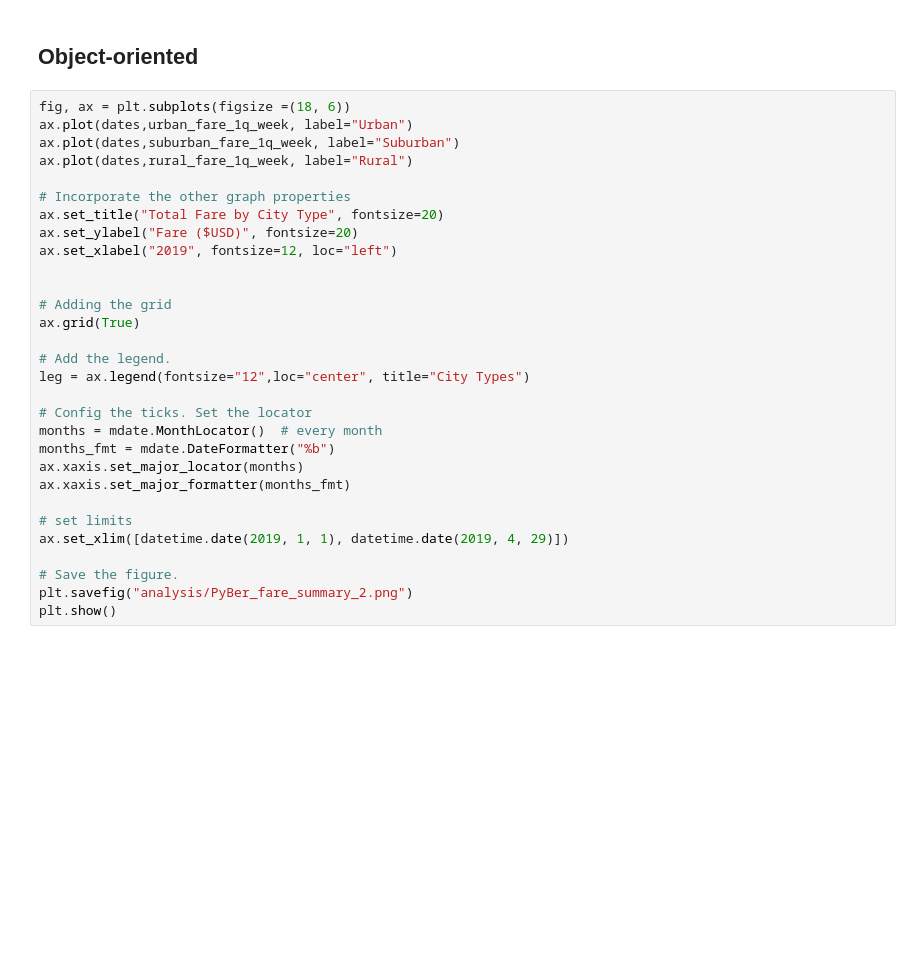
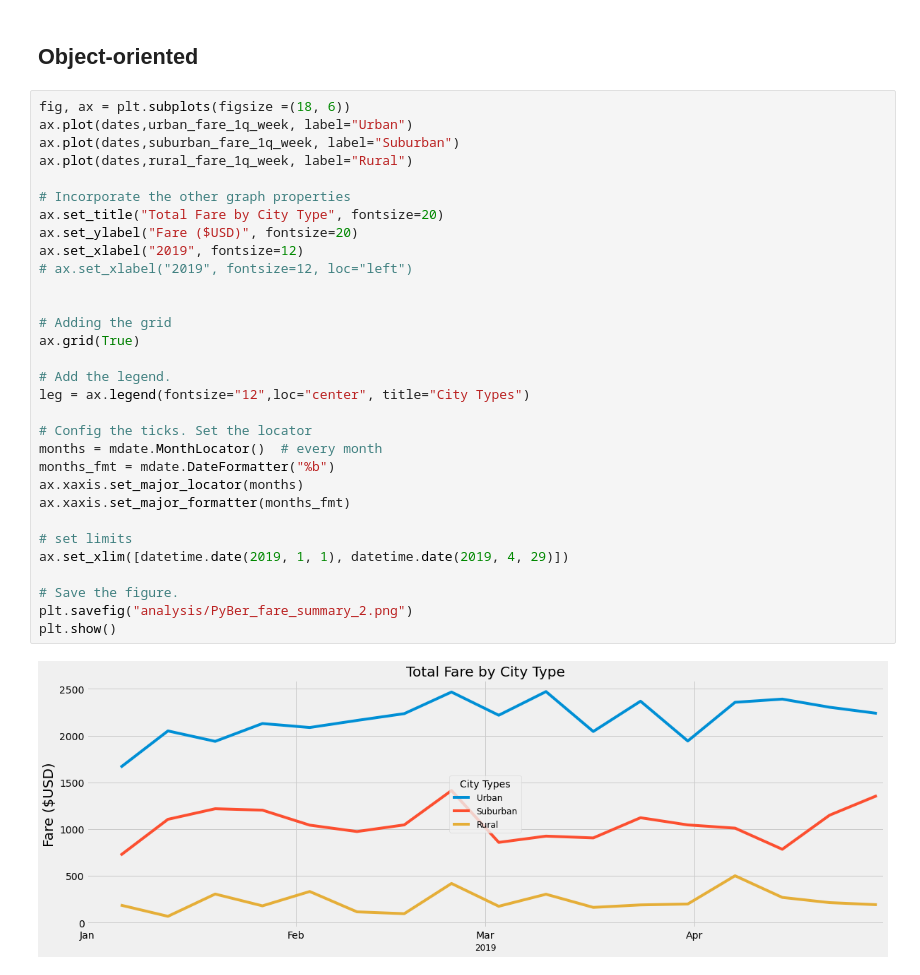
Before and after one commit to cgzverduzco/PyBer, a Jupyter notebook: PyBer_Challenge.ipynb, the cells around one changed output. Drawn from its saved outputs; the diff is of its cells as text; blank space fills up the shorter version.

```diff
--- a/PyBer_Challenge.ipynb
+++ b/PyBer_Challenge.ipynb
@@ -298,33 +324,36 @@ plt.show()
 # %%
 fig, ax = plt.subplots(figsize =(18, 6))
 ax.plot(dates,urban_fare_1q_week, label="Urban")
 ax.plot(dates,suburban_fare_1q_week, label="Suburban")
 ax.plot(dates,rural_fare_1q_week, label="Rural")
 
 # Incorporate the other graph properties
 ax.set_title("Total Fare by City Type", fontsize=20)
 ax.set_ylabel("Fare ($USD)", fontsize=20)
-ax.set_xlabel("2019", fontsize=12, loc="left")
+ax.set_xlabel("2019", fontsize=12)
+# ax.set_xlabel("2019", fontsize=12, loc="left")
 
 
 # Adding the grid
 ax.grid(True)
 
 # Add the legend.
 leg = ax.legend(fontsize="12",loc="center", title="City Types")
 
 # Config the ticks. Set the locator
 months = mdate.MonthLocator()  # every month
 months_fmt = mdate.DateFormatter("%b")
 ax.xaxis.set_major_locator(months)
 ax.xaxis.set_major_formatter(months_fmt)
 
 # set limits
 ax.set_xlim([datetime.date(2019, 1, 1), datetime.date(2019, 4, 29)])
 
 # Save the figure.
 plt.savefig("analysis/PyBer_fare_summary_2.png")
 plt.show()
+# %% [output]
+[figure, added]
 # %%
 import matplotlib
 print(matplotlib.__version__)
```
Also changed, not shown: parts of 4 cells of this notebook.
